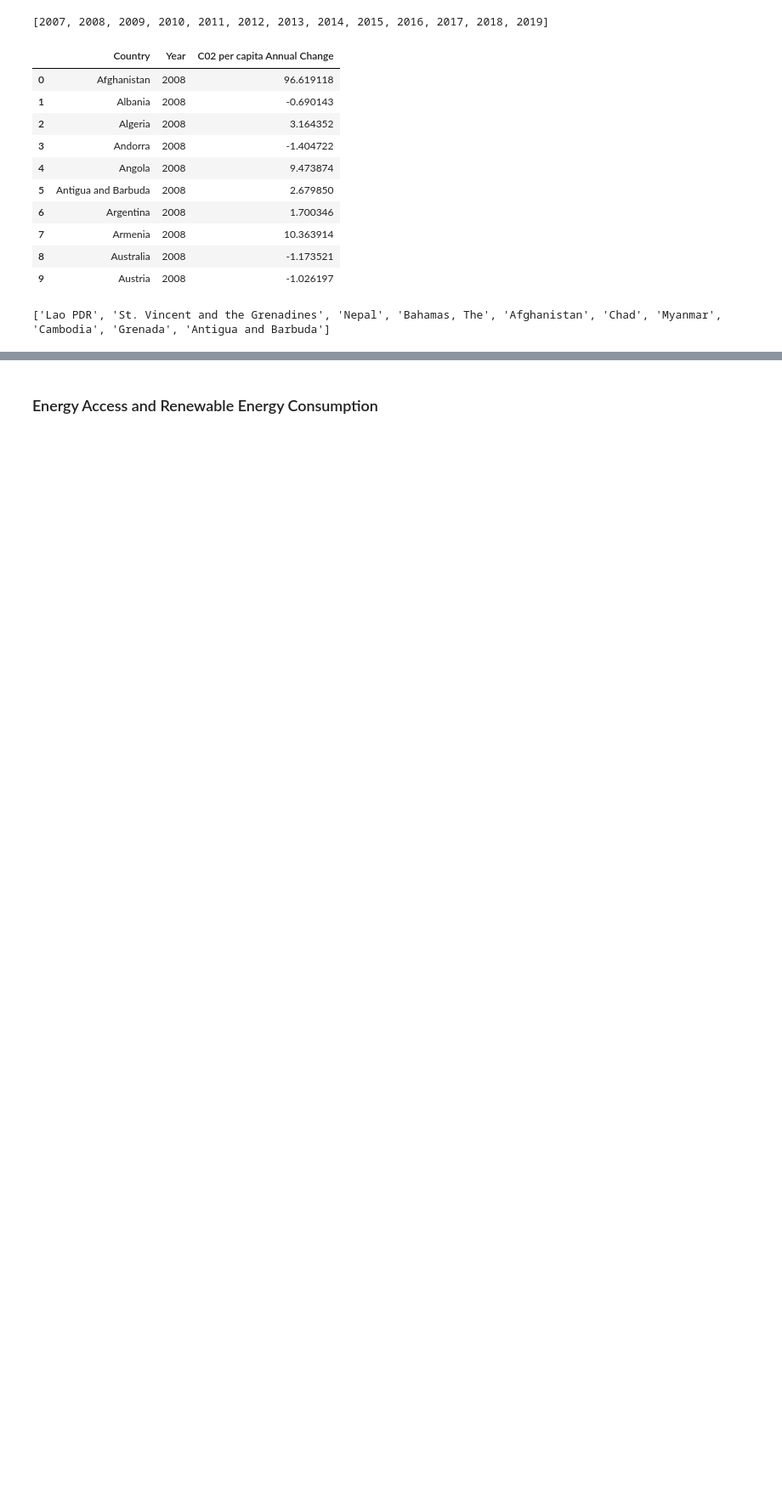
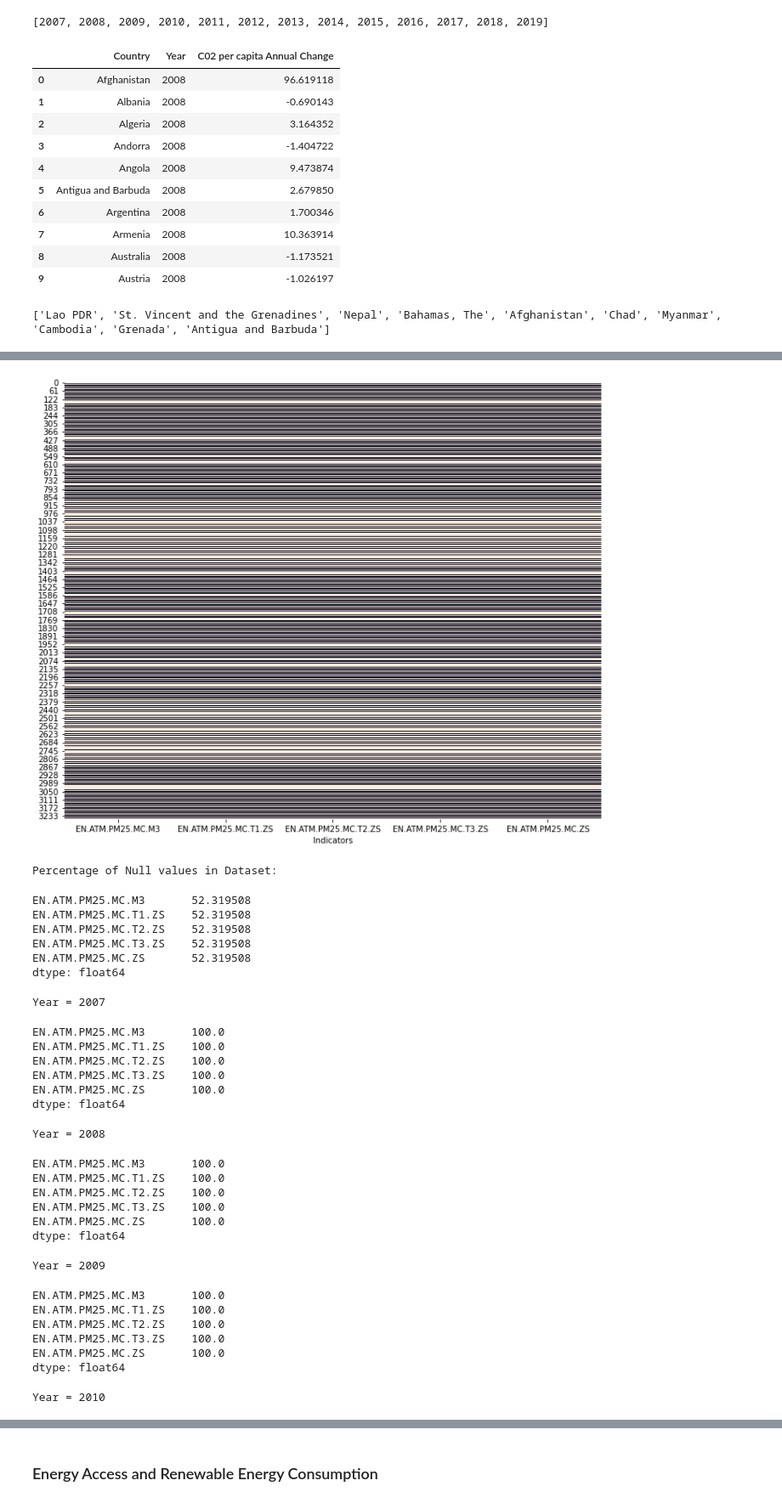
Before and after one commit to jords-santiago/humans_are_pollutants, a Jupyter notebook: 02_SourceCodes/01_Python_JupyterNotebook/World_Bank_Devt_Indicators_vs_Environment.ipynb, the cells around one changed output, grey strips where cells are left out. Shown at 85% size. Drawn from its saved outputs; the diff is of its cells as text; code cells hidden in the pictures; blank space fills up the shorter version.

Commit message:
updated README and source codes

```diff
--- a/02_SourceCodes/01_Python_JupyterNotebook/World_Bank_Devt_Indicators_vs_Environment.ipynb
+++ b/02_SourceCodes/01_Python_JupyterNotebook/World_Bank_Devt_Indicators_vs_Environment.ipynb
@@ -334,0 +362,2 @@ plt.show()
+# %%
+pollution_descdf, pollution_df = world_bank_file_to_df('../../01_DataSources/01_Raw/World_Bank_Pollution_World_Development_Indicators/World_Bank_Pollution_World_Development_Indicators_Data.csv')
@@ -334,0 +373,33 @@ plt.show()
+# %%
+visualize_nulls(pollution_df)
+# %% [output]
+[figure, added]
+Percentage of Null values in Dataset:
+EN.ATM.PM25.MC.M3       52.319508
+EN.ATM.PM25.MC.T1.ZS    52.319508
+EN.ATM.PM25.MC.T2.ZS    52.319508
+EN.ATM.PM25.MC.T3.ZS    52.319508
+EN.ATM.PM25.MC.ZS       52.319508
+dtype: float64
+Year = 2007
+EN.ATM.PM25.MC.M3       100.0
+EN.ATM.PM25.MC.T1.ZS    100.0
+EN.ATM.PM25.MC.T2.ZS    100.0
+EN.ATM.PM25.MC.T3.ZS    100.0
+EN.ATM.PM25.MC.ZS       100.0
+dtype: float64
+Year = 2008
+EN.ATM.PM25.MC.M3       100.0
+EN.ATM.PM25.MC.T1.ZS    100.0
+EN.ATM.PM25.MC.T2.ZS    100.0
+EN.ATM.PM25.MC.T3.ZS    100.0
+EN.ATM.PM25.MC.ZS       100.0
+dtype: float64
+Year = 2009
+EN.ATM.PM25.MC.M3       100.0
+EN.ATM.PM25.MC.T1.ZS    100.0
+EN.ATM.PM25.MC.T2.ZS    100.0
+EN.ATM.PM25.MC.T3.ZS    100.0
+EN.ATM.PM25.MC.ZS       100.0
+dtype: float64
+Year = 2010
```
Also changed, not shown: parts of 23 cells of this notebook, 2 other files.
